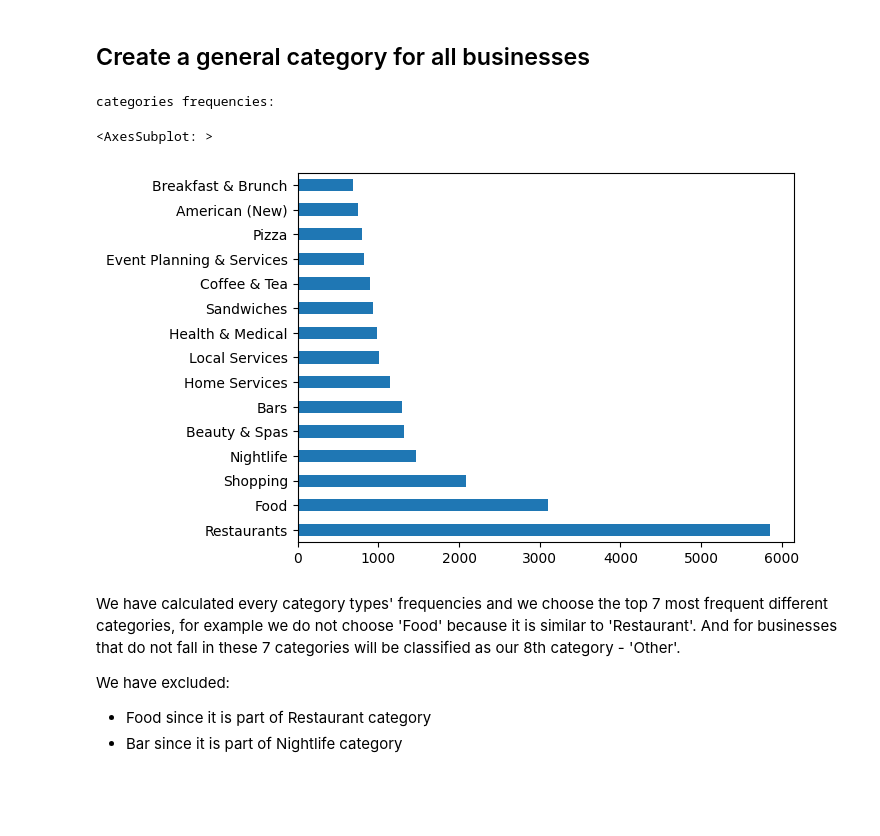
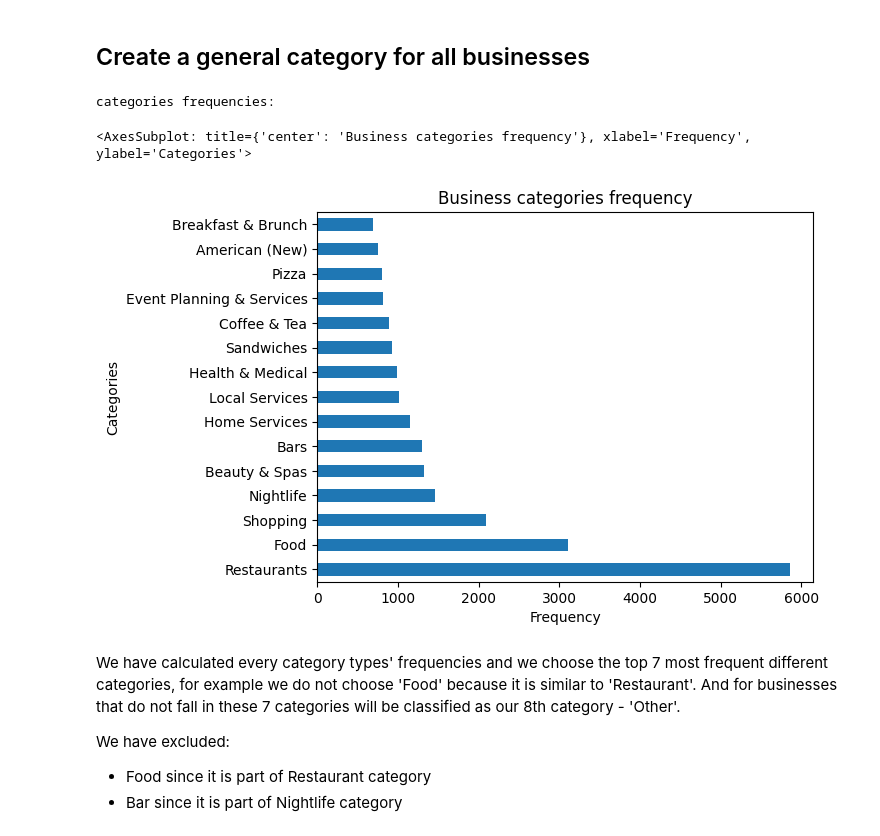
Before and after one commit to Makiato1999/COMP4710_Yelp, a Jupyter notebook: First_Stage/Data_Preprocessing.ipynb, the cells around one changed output. Cells and saved outputs as stored; diff of their text form; code cells hidden in the pictures; blank space fills up the shorter version.

```diff
--- a/First_Stage/Data_Preprocessing.ipynb
+++ b/First_Stage/Data_Preprocessing.ipynb
@@ -63,11 +63,11 @@ df_busi_Phil = df_busi_Phil.reset_index(drop=True)
 # %%
 Phil_categories_frequencies = df_busi_Phil.categories.str.split(', ' , expand=True).stack().value_counts()
 print("categories frequencies: ")
-Phil_categories_frequencies.head(15).plot(kind='barh')
+Phil_categories_frequencies.head(15).plot(kind='barh', title='Business categories frequency' , xlabel='Frequency' , ylabel='Categories')
 # %% [output]
 categories frequencies:
-<AxesSubplot: >
+<AxesSubplot: title={'center': 'Business categories frequency'}, xlabel='Frequency', ylabel='Categories'>
-[figure, old version]
+[figure, new version]
 # %% [markdown]
 We have calculated every category types' frequencies and we choose the top 7 most frequent different categories, for example we do not choose 'Food' because it is similar to 'Restaurant'. And for businesses that do not fall in these 7 categories will be classified as our 8th category - 'Other'.
 
```
Also changed, not shown: parts of 11 cells of this notebook.
